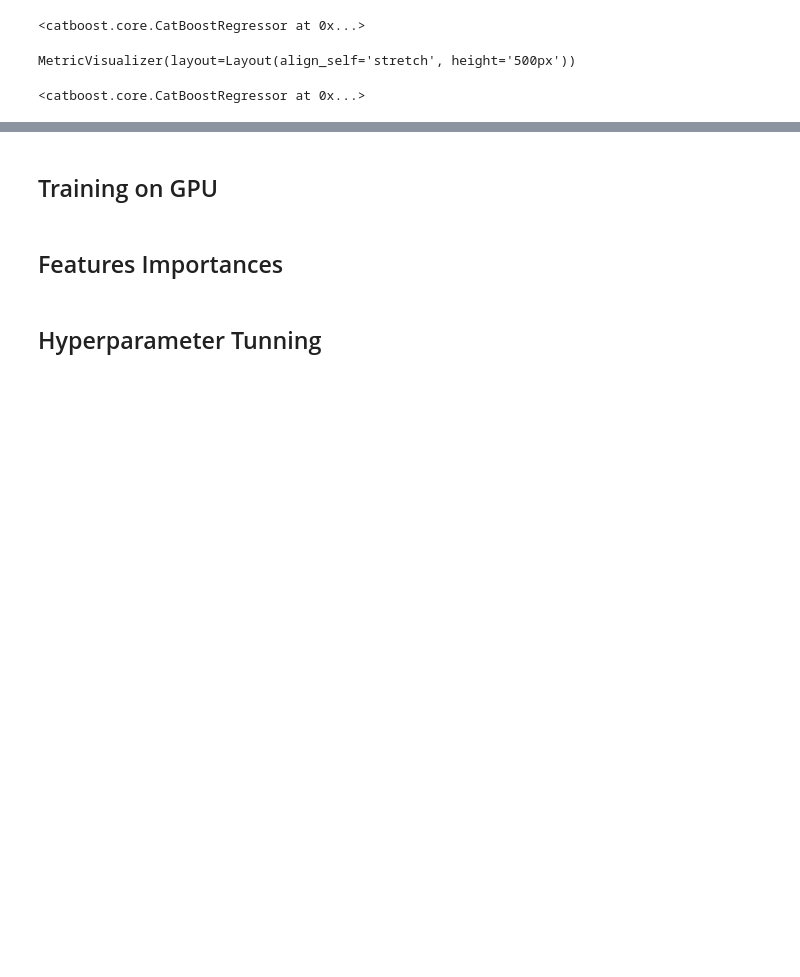
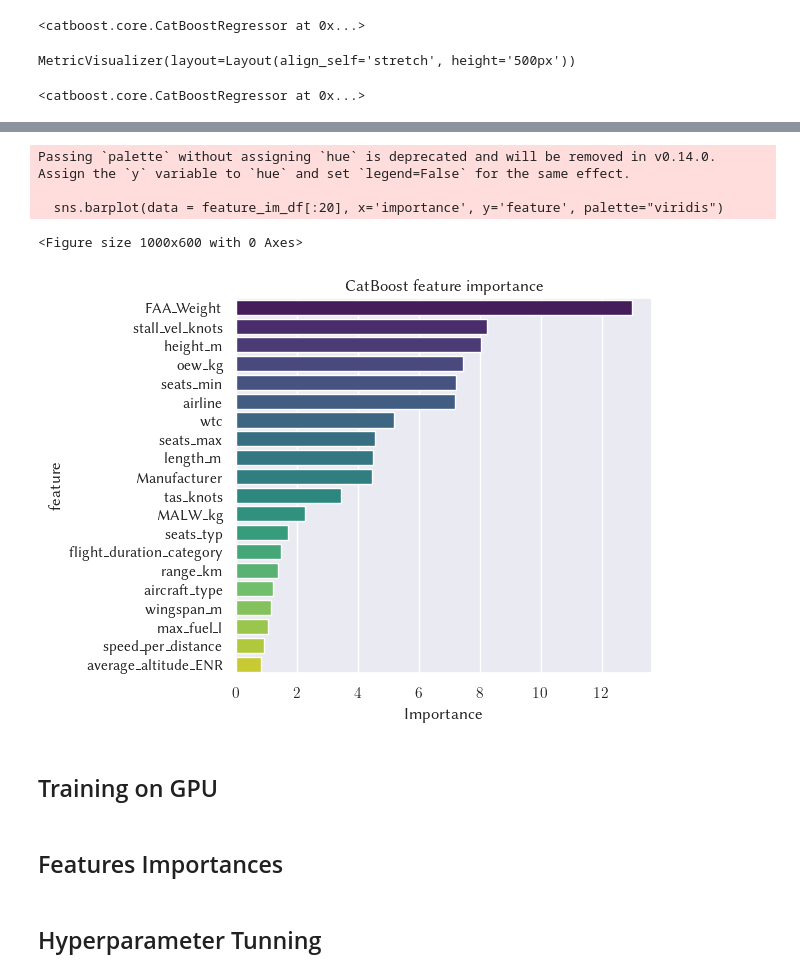
Before and after one commit to PRC-Data-Challenge-2024/team_tiny_rainbow, a Jupyter notebook: catboost.ipynb, the cells around one changed output, grey strips where cells are left out. Drawn from its saved outputs; the diff is of its cells as text; code cells hidden in the pictures; blank space fills up the shorter version.

Commit message:
update: Updating catboost considering eda-v18

```diff
--- a/catboost.ipynb
+++ b/catboost.ipynb
@@ -309,13 +307,19 @@ X_train, X_val, y_train, y_val = train_test_split(X, y, test_size=0.2, random_st
 
 params = {
     'learning_rate': 0.01,
-    'reg_lambda': 69.07051080443502,
-    # 'subsample': 0.9831691718361609,
-    'random_strength': 16.348436502754343,
-    'depth': 11,
-    # 'colsample_bylevel': 0.9434202103659302,
-    'min_data_in_leaf': 2,
-    'leaf_estimation_iterations': 7
+    'reg_lambda': 0.05357182104973179,
+    'random_strength': 20.10951792232919,
+    'depth': 9,
+    'min_data_in_leaf': 11,
+    'leaf_estimation_iterations': 12
+    # 'learning_rate': 0.01,
+    # 'reg_lambda': 69.07051080443502,
+    # # 'subsample': 0.9831691718361609,
+    # 'random_strength': 16.348436502754343,
+    # 'depth': 11,
+    # # 'colsample_bylevel': 0.9434202103659302,
+    # 'min_data_in_leaf': 2,
+    # 'leaf_estimation_iterations': 7
     # 'reg_lambda': 15.865685490104017,
     # 'random_strength': 33.58229075926253,
     # 'depth': 11,
@@ -354,7 +360,7 @@ MetricVisualizer(layout=Layout(align_self='stretch', height='500px'))
 # %%
 best_iteration = model.get_best_iteration()
 model = CatBoostRegressor(
-    iterations=44649,#best_iteration
+    iterations=47805,#best_iteration
     objective=metrics.RMSE(),
     random_seed=42,
     verbose=False,
@@ -397,3 +405,32 @@ Num_Engines: 0.0039997621915649735
+# %%
+# Get feature importances
+# feature_importances = model.get_feature_importance()
+import matplotlib
+
+feature_im_df = pd.DataFrame({
+    "feature": X.columns,
+    "importance": feature_importances
+})
+
+feature_im_df = feature_im_df.sort_values(by="importance", ascending=False)
+
+sns.set(rc={'text.usetex' : True, 'text.latex.preamble': '\\usepackage{libertine}'})
+plt.figure(figsize=(10, 6))
+plt.figure()
+sns.barplot(data = feature_im_df[:20], x='importance', y='feature', palette="viridis")
+
+plt.title("CatBoost feature importance")
+plt.xlabel("Importance")
+plt.ylabel("feature")
+plt.tight_layout()
+plt.savefig('catboost_feature_importance.pdf', bbox_inches='tight')
+plt.show()
+# %% [output]
+Passing `palette` without assigning `hue` is deprecated and will be removed in v0.14.0. Assign the `y` variable to `hue` and set `legend=False` for the same effect.
+
+  sns.barplot(data = feature_im_df[:20], x='importance', y='feature', palette="viridis")
+<Figure size 1000x600 with 0 Axes>
+[figure, added]
 # %%
 trajectory_features = [
     'track_variation_ARR_100',
```
Also changed, not shown: parts of 14 cells of this notebook.
